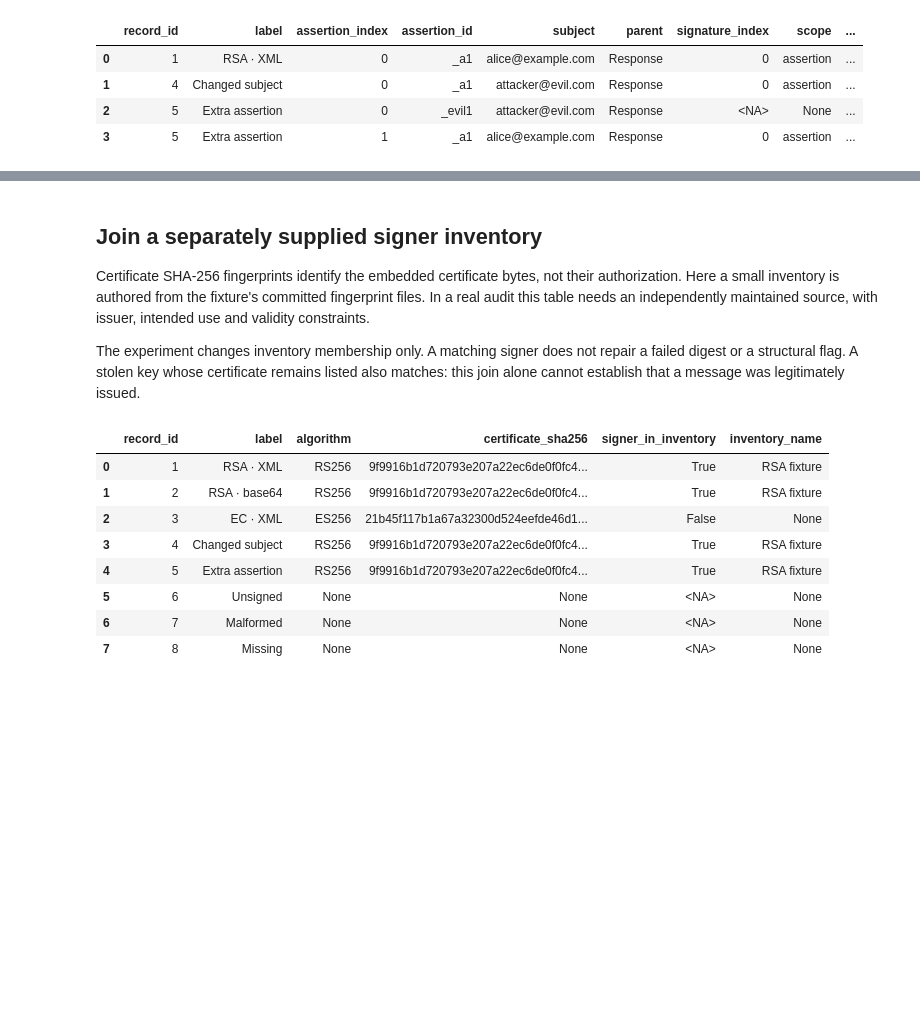
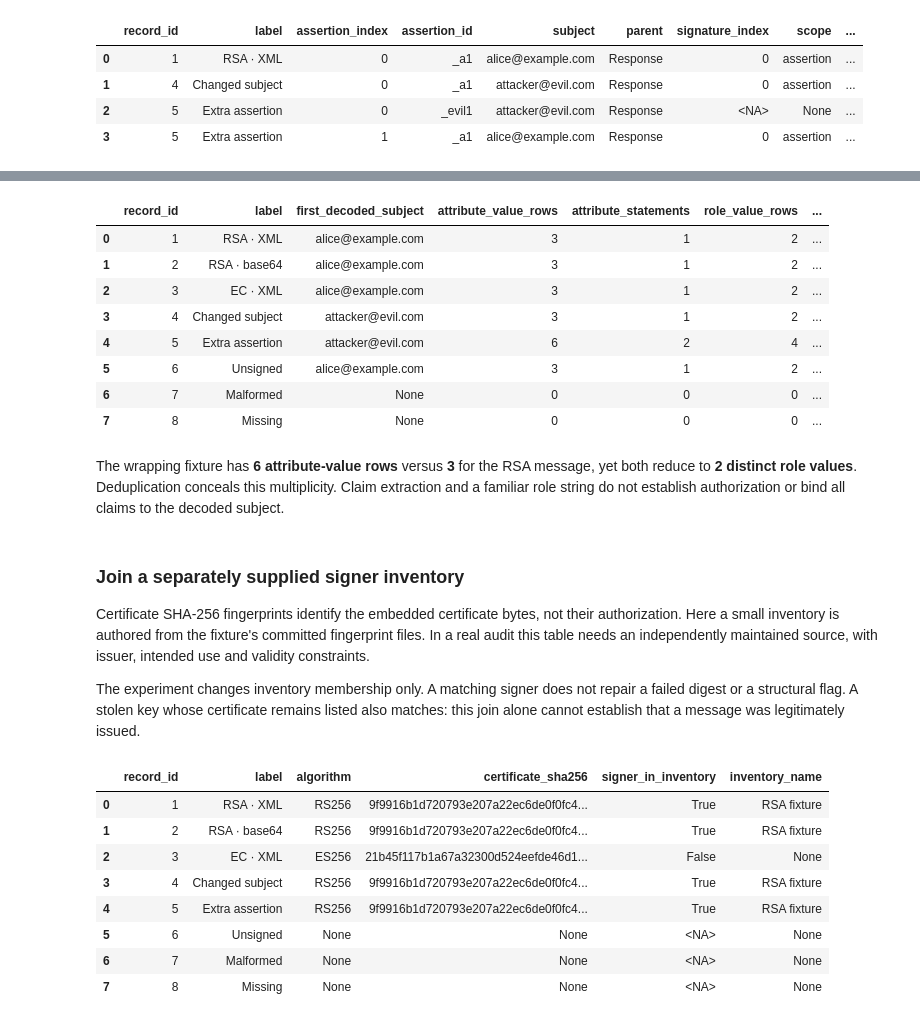
Before and after one commit to Query-farm/vgi-saml, a Jupyter notebook: notebooks/01_a_valid_signature_is_one_piece_of_evidence.ipynb, the cells around one changed output, grey strips where cells are left out. Cells and saved outputs as stored; diff of their text form; code cells hidden in the pictures; blank space fills up the shorter version.

```diff
--- a/notebooks/01_a_valid_signature_is_one_piece_of_evidence.ipynb
+++ b/notebooks/01_a_valid_signature_is_one_piece_of_evidence.ipynb
@@ -171,5 +293,30 @@ WHERE a.record_id IN (1,4,5) ORDER BY a.record_id,a.assertion_index;
+# %%
+display(claims)
+rsa = claims.loc[claims.record_id == 1].iloc[0]
+wrapped = claims.loc[claims.record_id == 5].iloc[0]
+assert len(claims) == 8
+assert int(rsa.attribute_value_rows) == 3 and int(rsa.role_value_rows) == 2
+assert int(wrapped.attribute_value_rows) == 6 and int(wrapped.role_value_rows) == 4
+assert int(rsa.distinct_role_values) == int(wrapped.distinct_role_values) == 2
+prose(
+    f"The wrapping fixture has **{int(wrapped.attribute_value_rows)} attribute-value rows** "
+    f"versus **{int(rsa.attribute_value_rows)}** for the RSA message, yet both reduce to "
+    f"**{int(rsa.distinct_role_values)} distinct role values**. Deduplication conceals this multiplicity. "
+    "Claim extraction and a familiar role string do not establish authorization or bind all claims to the decoded subject."
+)
+# %% [output]
+|  | record_id | label | first_decoded_subject | attribute_value_rows | attribute_statements | role_value_rows | ... |
+| 0 | 1 | RSA · XML | alice@example.com | 3 | 1 | 2 | ... |
+| 1 | 2 | RSA · base64 | alice@example.com | 3 | 1 | 2 | ... |
+| 2 | 3 | EC · XML | alice@example.com | 3 | 1 | 2 | ... |
+| 3 | 4 | Changed subject | attacker@evil.com | 3 | 1 | 2 | ... |
+| 4 | 5 | Extra assertion | attacker@evil.com | 6 | 2 | 4 | ... |
+| 5 | 6 | Unsigned | alice@example.com | 3 | 1 | 2 | ... |
+| 6 | 7 | Malformed | None | 0 | 0 | 0 | ... |
+| 7 | 8 | Missing | None | 0 | 0 | 0 | ... |
+The wrapping fixture has **6 attribute-value rows** versus **3** for the RSA message, yet both reduce to **2 distinct role values**. Deduplication conceals this multiplicity. Claim extraction and a familiar role string do not establish authorization or bind all claims to the decoded subject.
 # %% [markdown]
-## Join a separately supplied signer inventory
+### Join a separately supplied signer inventory
 
 Certificate SHA-256 fingerprints identify the embedded certificate bytes, not their
 authorization. Here a small inventory is authored from the fixture's committed
```
Also changed, not shown: parts of 23 cells of this notebook, 9 other files.
